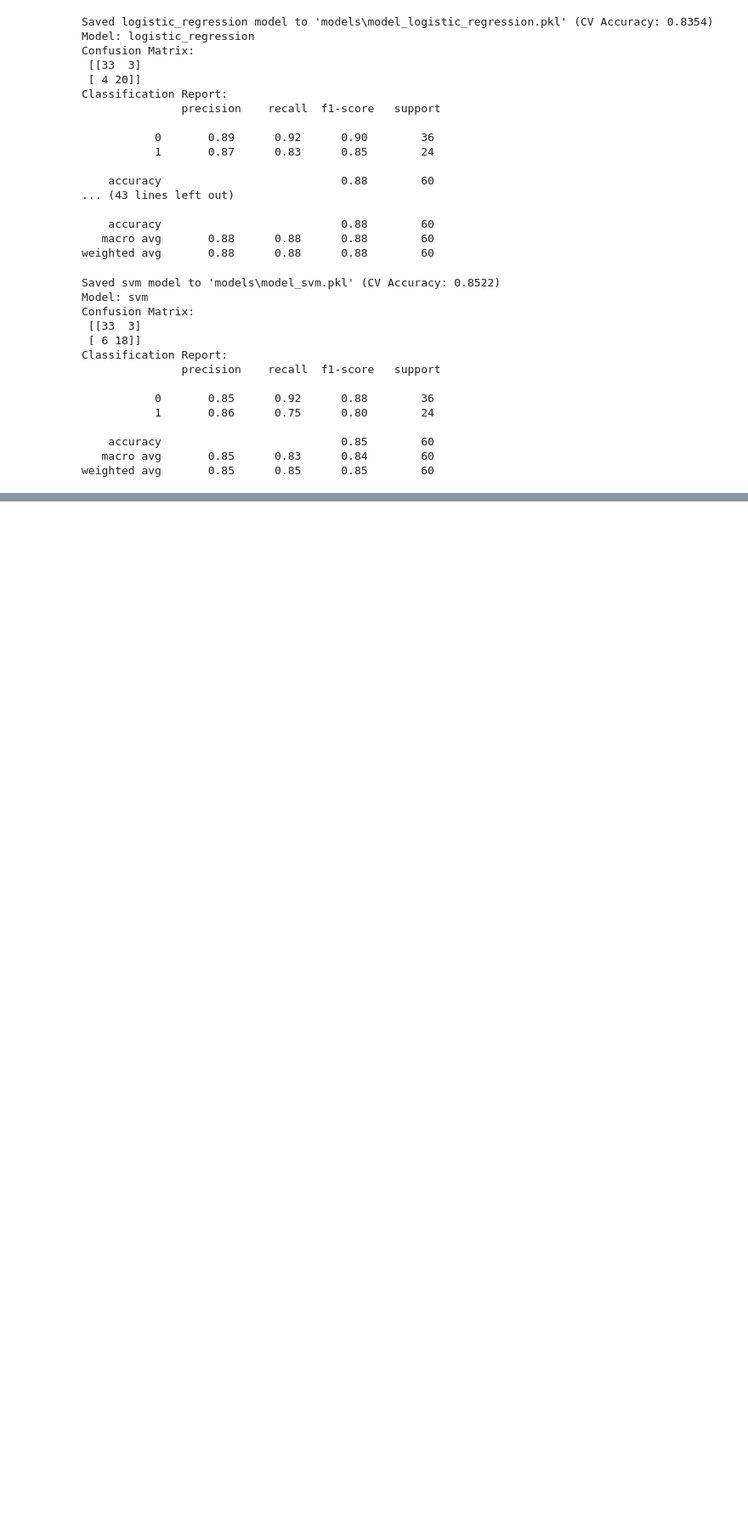
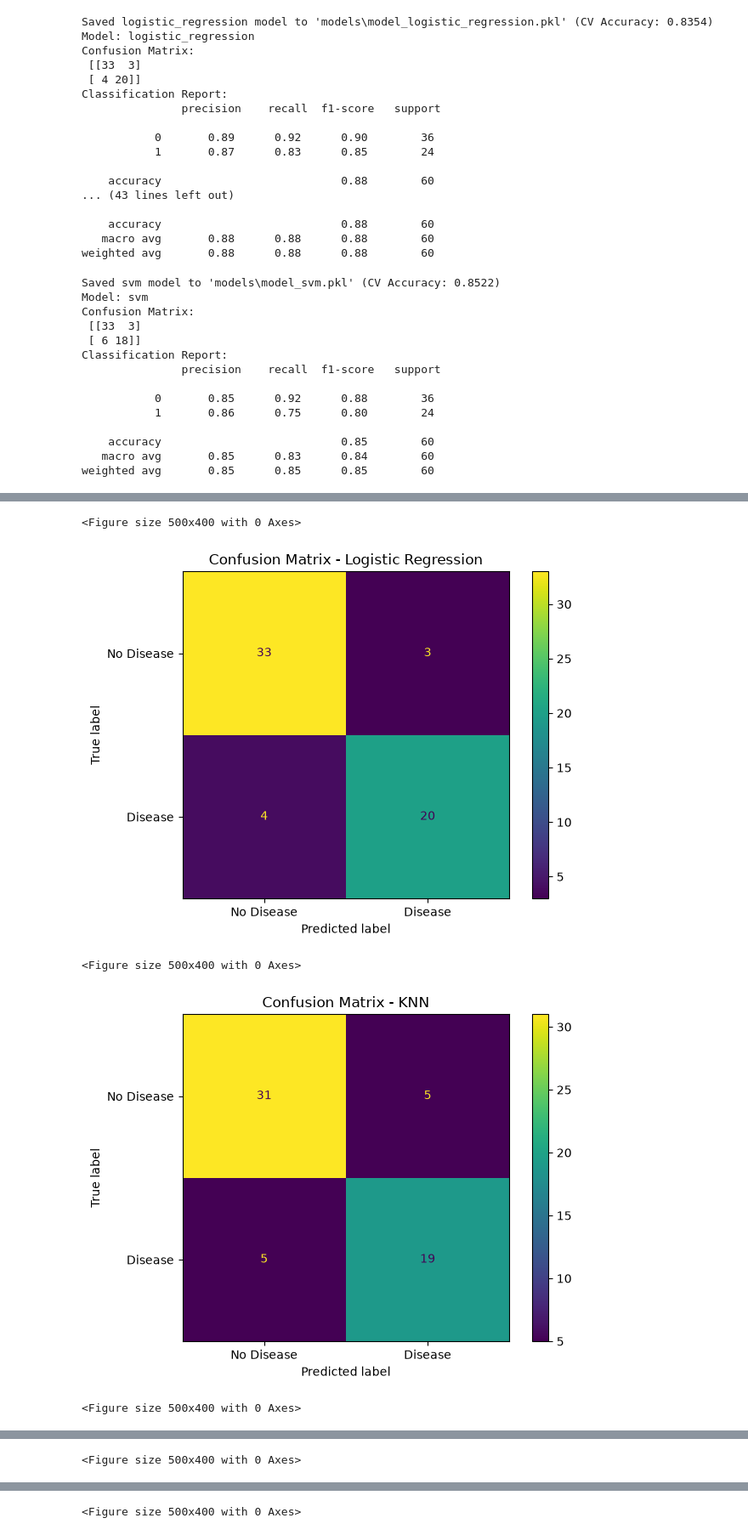
Before and after one commit to 6629SUJAN/heart-disease-detection, a Jupyter notebook: notebooks/heart.ipynb, the cells around one changed output, grey strips where cells are left out. Shown at 85% size. Drawn from its saved outputs; the diff is of its cells as text; code cells hidden in the pictures; blank space fills up the shorter version.

```diff
--- a/notebooks/heart.ipynb
+++ b/notebooks/heart.ipynb
@@ -267,0 +454,37 @@ weighted avg       0.85      0.85      0.85        60
+# %%
+for name, model in models.items():
+
+    y_pred = model.predict(X_test_preprocessed)
+
+    cm = confusion_matrix(y_test, y_pred)
+
+    plt.figure(figsize=(5, 4))
+
+    disp = ConfusionMatrixDisplay(
+        confusion_matrix=cm,
+        display_labels=["No Disease", "Disease"]
+    )
+
+    disp.plot(
+        values_format="d"
+    )
+
+    plt.title(f"Confusion Matrix - {name}")
+
+    plt.tight_layout()
+
+    filename = name.lower().replace(" ", "_") + "_confusion_matrix.png"
+
+    plt.savefig(
+        filename,
+        dpi=300,
+        bbox_inches="tight"
+    )
+
+    plt.show()
+# %% [output]
+<Figure size 500x400 with 0 Axes>
+[figure, added]
+<Figure size 500x400 with 0 Axes>
+[figure, added]
+<Figure size 500x400 with 0 Axes>
@@ -267,0 +492 @@ weighted avg       0.85      0.85      0.85        60
+<Figure size 500x400 with 0 Axes>
@@ -267,0 +494 @@ weighted avg       0.85      0.85      0.85        60
+<Figure size 500x400 with 0 Axes>
```
Also changed, not shown: parts of 14 cells of this notebook, 17 other files.
